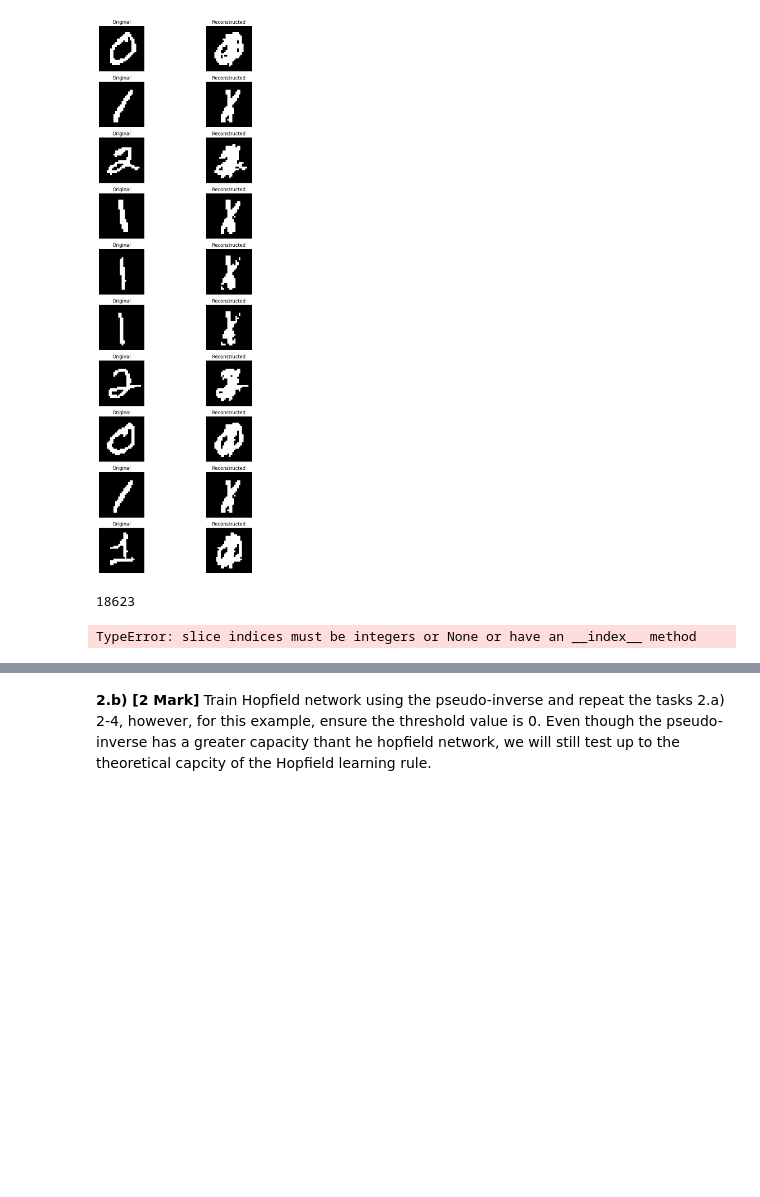
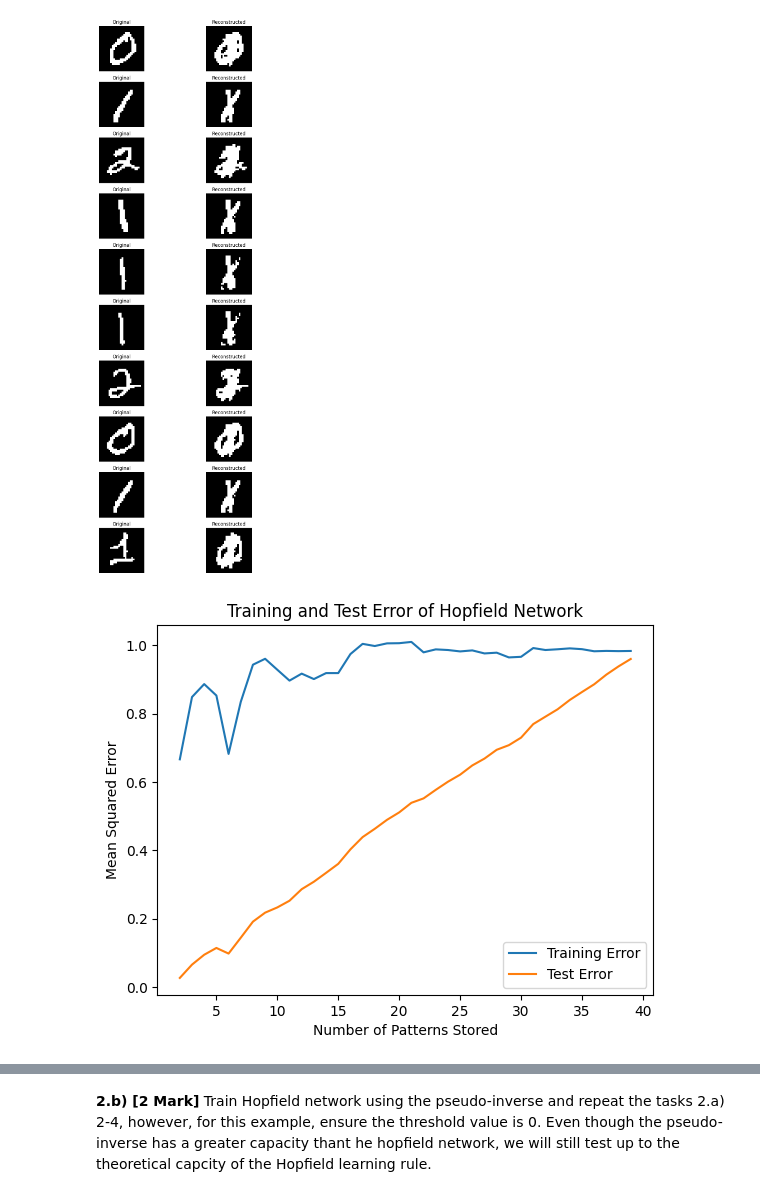
Before and after one commit to mr-nudo/neuronModels1, a Jupyter notebook: syde552_file_(3).ipynb, the cells around one changed output, grey strips where cells are left out. Drawn from its saved outputs; the diff is of its cells as text; code cells hidden in the pictures; blank space fills up the shorter version.

```diff
--- a/syde552_file_(3).ipynb
+++ b/syde552_file_(3).ipynb
@@ -96,6 +98,7 @@ def binarize(xs):
     return integer
 
 binary_imgs = binarize(x_train)
+binary_test_imgs = binarize(x_test)
 # %% [markdown]
 Further, to make things easy on our network, we are only going to look at images of the digits 0, 1, and 2
 # %%
@@ -244,7 +254,7 @@ plt.show()
 def mse(true_vals, pred_vals):
     return torch.mean((true_vals - pred_vals) ** 2)
 
-def test_network(training_pattens, test_patterns, C):
+def test_network(training_patterns, test_patterns, C):
     assert training_patterns.shape[0] == C, f'''Error: Expected training patterns to contain {C} patterns'''
     training_error = torch.zeros((len(range(2,C)),))
     test_error = torch.zeros((len(range(2,C)),))
@@ -252,56 +262,54 @@ def test_network(training_pattens, test_patterns, C):
         # train network
         ## NOTE: you will need to change the following line if you want to use something other
         ## than the outer product matrix.
-        W = outer_product_hopfield_matrix(training_patterns[:num_patterns,:])
+        W = outer_product_hopfield_matrix(binary_img_tensor[:num_patterns,:])
         # for each image in the training set, compute the mse
 
         training_error_sum = 0
+        test_error_sum = 0
         for test_idx in range(num_patterns):
-            reconstructed_train = torch.sign(torch.matmul(W, training_patterns[test_idx]))
-            reconstructed_test = torch.sign(torch.matmul(W, test_patterns[test_idx]))
+            reconstructed_train = evaluate_hopfield_network(W, training_patterns[test_idx].reshape(-1,1))[0]
+            reconstructed_test = evaluate_hopfield_network(W, test_patterns[test_idx].reshape(-1,1))[0]
 
-            training_error_sum += mse(training_patterns[test_idx], reconstructed_train)
-            test_error_sum += mse(test_patterns[test_idx], reconstructed_test)
+            training_error_sum += mse(training_patterns[test_idx], reconstructed_train.reshape(1,-1))
+            test_error_sum += mse(test_patterns[test_idx], reconstructed_test.reshape(1,-1))
 
         training_error[pattern_idx] = training_error_sum / num_patterns
         test_error[pattern_idx] = test_error_sum / test_patterns.shape[0]
 
     return training_error, test_error
 
 # Perform tests for 5 randomly selected training sets
-# average_results = torch.zeros((5, 2, int(C.item())-2))
-average_results = []
+average_results = torch.zeros((5, 2, C-2))
+# average_results = []
 for trial in range(5):
     # Randomly select training patterns
-    print(binary_img_tensor.shape[0])
     random_indices = torch.randperm(binary_img_tensor.shape[0])[:C]
     training_patterns = binary_img_tensor[random_indices]
 
     # Generate random test patterns
-    test_patterns = torch.randint(0, 2, (100, binary_img_tensor.shape[1])).to(torch.float32) * 2 - 1  # Binary patterns
-    test_patterns2 = binarize(binary_img_tensor.shape[1])
-    print(test_patterns, test_patterns2)
+    random_test_indices = torch.randperm(binary_test_img_tensor.shape[0])[:C]
+    test_patterns = binary_test_img_tensor[random_test_indices]
 
     # Test network
     training_error, test_error = test_network(training_patterns, test_patterns, C)
     average_results[trial, 0] = training_error
     average_results[trial, 1] = test_error
 
 # Calculate average results across trials
 average_results = torch.mean(average_results, dim=0)
 
 # Plot results
 plt.figure()
 plt.plot(range(2, C), average_results[0], label='Training Error')
 plt.plot(range(2, C), average_results[1], label='Test Error')
 plt.xlabel('Number of Patterns Stored')
 plt.ylabel('Mean Squared Error')
 plt.title('Training and Test Error of Hopfield Network')
 plt.legend()
 plt.show()
 # %% [output]
-18623
-TypeError: slice indices must be integers or None or have an __index__ method
+[figure, added]
 # %%
 # 2.a.4 - Test salt-and-pepper noise.
 
```
Also changed, not shown: parts of 15 cells of this notebook.
